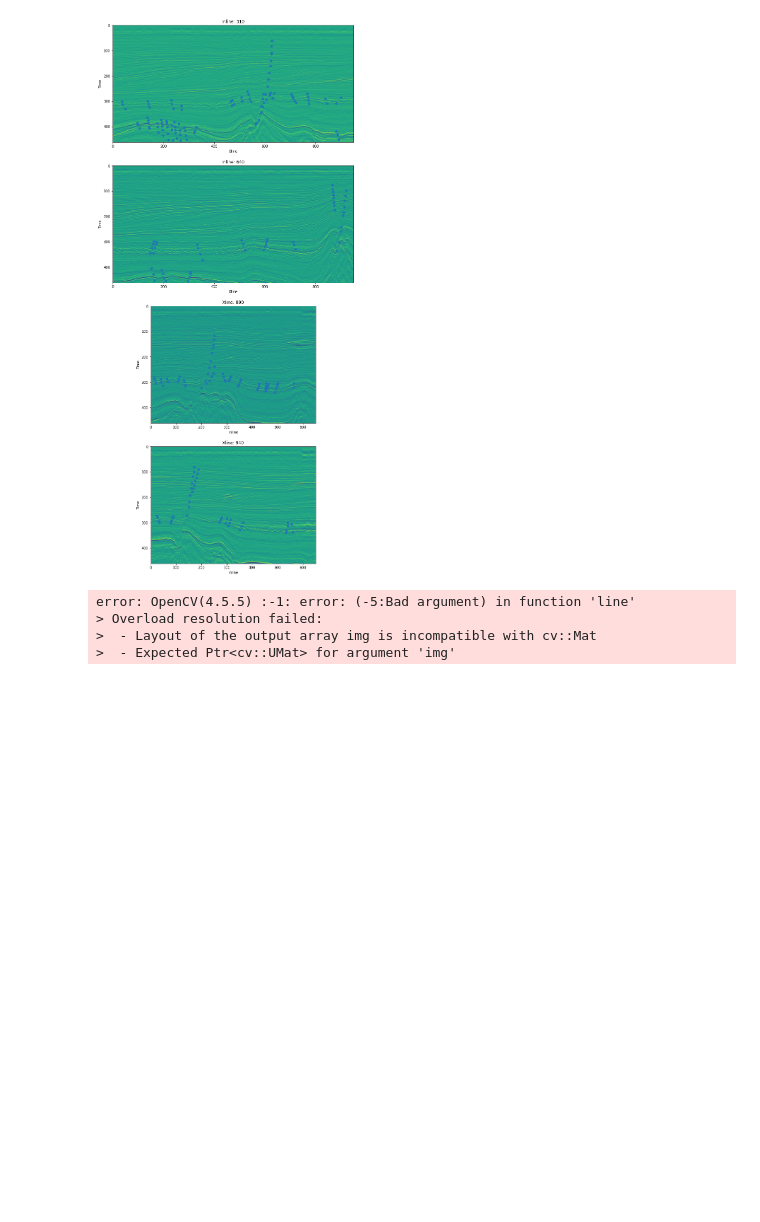
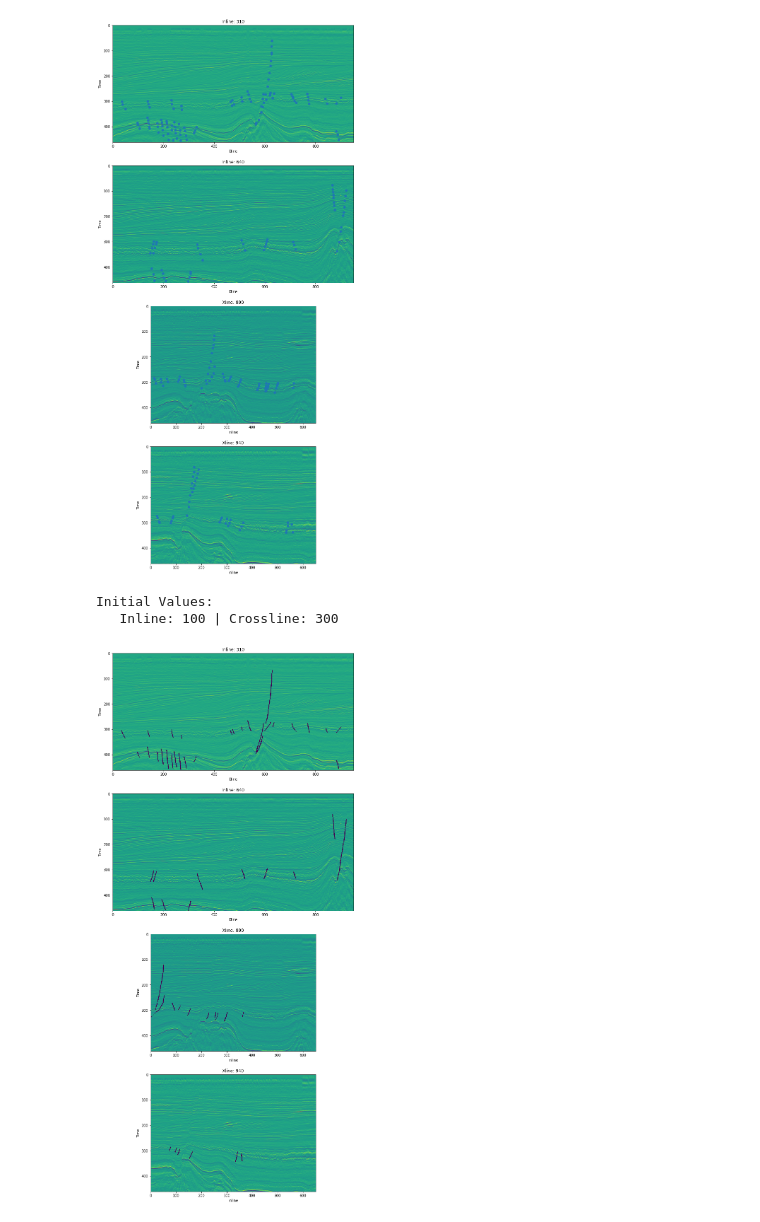
Before and after one commit to jpgomess/facies_classification, a Jupyter notebook: mask.ipynb, the cells around one changed output. Saved outputs shown, nothing was run; the diff lists cells and outputs as text; code cells hidden in the pictures; blank space fills up the shorter version.

```diff
--- a/mask.ipynb
+++ b/mask.ipynb
@@ -66,3 +69,4 @@ df
 255 rows × 5 columns
 # %%
 #cube = segy_loader(cube_path)
+cube = segyio.open(cube_path)
@@ -108,18 +109,59 @@ for line_str in df['Line'].unique():
 Initial Values:
    Inline: 100 | Crossline: 300 | Time: 4.0
 [figure]
+# %%
+iline_list = cube.ilines
+xline_list = cube.xlines
+iline0 = iline_list[0]
+xline0 = xline_list[0]
+
+print(f'Initial Values:\n   Inline: {iline0} | Crossline: {xline0}')
+
+rows = len(df['Inline'][df['Line'] == 'Inline'].unique()) + len(df['Xline'][df['Line'] == 'Xline'].unique())
+cols = 1
+
+fig, ax = plt.subplots(rows, cols, figsize=(15 * cols, 7 * rows))
+count = 0
+for line_str in df['Line'].unique():
+    for line_number in df[line_str][df['Line'] == line_str].unique():
+        img = cube.iline[line_number].T if line_str == 'Inline' else cube.xline[line_number].T
+        mask = np.zeros(img.shape) * np.nan
+
+        X = df['Xline'][df[line_str] == line_number][df['Line'] == line_str] - xline0 if line_str == 'Inline' else df['Inline'][df[line_str] == line_number][df['Line'] == line_str] - iline0
+        Y = df['Time'][df[line_str] == line_number][df['Line'] == line_str]
+
+        ax[count].imshow(img)
+        #ax[count].scatter(X, Y)
+        ax[count].set_title(f'{line_str}: {line_number}')
+        if line_str == 'Inline':
+            for id in df['ID'][df['Line'] == line_str][df['Inline'] == line_number].unique():
+                [cv.line(mask, (int(df['Xline'][df['ID'] == id].iloc[i-1] - xline0), int(df['Time'][df['ID'] == id].iloc[i-1])), (int(df['Xline'][df['ID'] == id].iloc[i] - xline0), int(df['Time'][df['ID'] == id].iloc[i])), (1,0,0), 3) for i in range(1, len(df['ID'][df['ID'] == id]))]
+            ax[count].set_xlabel('Xline')
+        else:
+            for id in df['ID'][df['Line'] == line_str][df['Xline'] == line_number].unique():
+                [cv.line(mask, (int(df['Inline'][df['ID'] == id].iloc[i-1] - xline0), int(df['Time'][df['ID'] == id].iloc[i-1])), (int(df['Inline'][df['ID'] == id].iloc[i] - xline0), int(df['Time'][df['ID'] == id].iloc[i])), (1,0,0), 3) for i in range(1, len(df['ID'][df['ID'] == id]))]
+            ax[count].set_xlabel('Inline')
+        ax[count].imshow(mask)
+        ax[count].set_ylabel('Time')
+        count += 1
+# %% [output]
+Initial Values:
+   Inline: 100 | Crossline: 300
+[figure, added]
 # %%
-line_str = 'Inline'
-line_number = 310
-img = np.array(cube.sel(iline=line_number).data.T)
-mask = np.zeros_like(img)
+iline_list = cube.ilines
+xline_list = cube.xlines
+iline0 = iline_list[0]
+xline0 = xline_list[0]
 
-for id in df['ID'][df['Line'] == line_str][df['Inline'] == line_number].unique():
-    [cv.line(mask, (df['Xline'][df['ID'] == id].iloc[i-1], df['Time'][df['ID'] == id].iloc[i-1]), (df['Xline'][df['ID'] == id].iloc[i], df['Time'][df['ID'] == id].iloc[i]), (1,0,0)) for i in range(1, len(df['ID'][df['ID'] == id]))]
+for line_str in df['Line'].unique():
+    for line_number in df[line_str][df['Line'] == line_str].unique():
+        img = cube.iline[line_number].T if line_str == 'Inline' else cube.xline[line_number].T
+        mask = np.zeros(img.shape) * np.nan
 
-plt.imshow(mask)
+        if line_str == 'Inline':
+            for id in df['ID'][df['Line'] == line_str][df['Inline'] == line_number].unique():
+                [cv.line(mask, (int(df['Xline'][df['ID'] == id].iloc[i-1] - xline0), int(df['Time'][df['ID'] == id].iloc[i-1])), (int(df['Xline'][df['ID'] == id].iloc[i] - xline0), int(df['Time'][df['ID'] == id].iloc[i])), (1,0,0), 3) for i in range(1, len(df['ID'][df['ID'] == id]))]
+        else:
+            for id in df['ID'][df['Line'] == line_str][df['Xline'] == line_number].unique():
+                [cv.line(mask, (int(df['Inline'][df['ID'] == id].iloc[i-1] - xline0), int(df['Time'][df['ID'] == id].iloc[i-1])), (int(df['Inline'][df['ID'] == id].iloc[i] - xline0), int(df['Time'][df['ID'] == id].iloc[i])), (1,0,0), 3) for i in range(1, len(df['ID'][df['ID'] == id]))]
-# %% [output]
-error: OpenCV(4.5.5) :-1: error: (-5:Bad argument) in function 'line'
-> Overload resolution failed:
->  - Layout of the output array img is incompatible with cv::Mat
->  - Expected Ptr<cv::UMat> for argument 'img'
```
Also changed, not shown: parts of 7 cells of this notebook.
